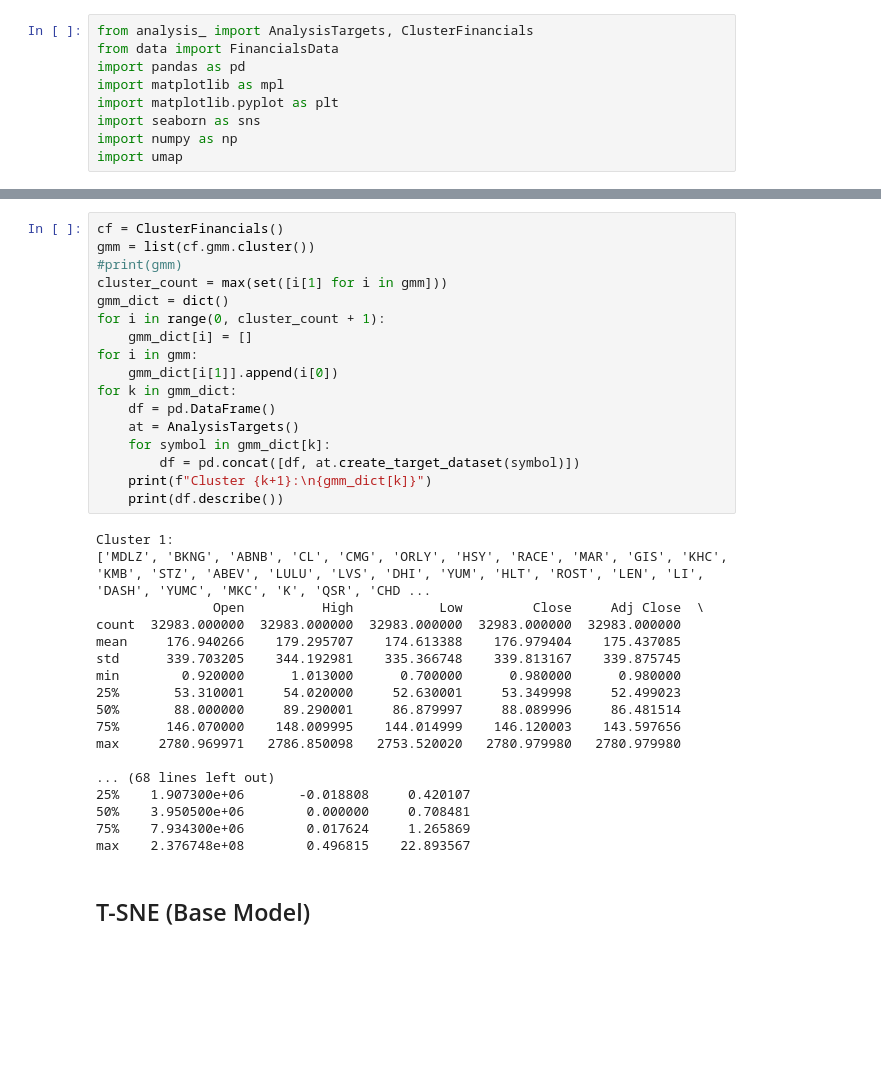
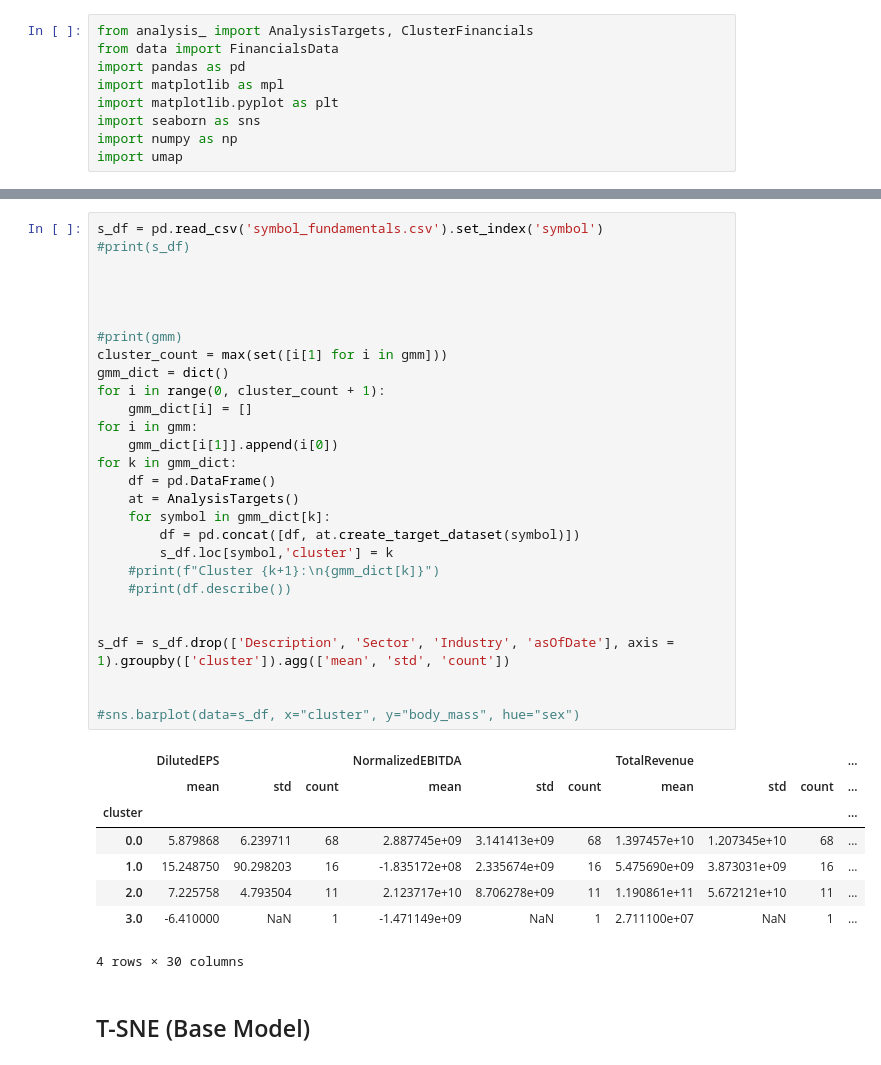
Before and after one commit to rkedia1/stock_volatility, a Jupyter notebook: analysis_of_clusters.ipynb, the cells around one changed output, grey strips where cells are left out. Drawn from its saved outputs; the diff is of its cells as text; blank space fills up the shorter version.

Commit message:
Update analysis_of_clusters.ipynb
-

```diff
--- a/analysis_of_clusters.ipynb
+++ b/analysis_of_clusters.ipynb
@@ -10,38 +18,40 @@ import umap
 # %%
-cf = ClusterFinancials()
-gmm = list(cf.gmm.cluster())
+s_df = pd.read_csv('symbol_fundamentals.csv').set_index('symbol')
+#print(s_df)
+
+
+
+
 #print(gmm)
 cluster_count = max(set([i[1] for i in gmm]))
 gmm_dict = dict()
 for i in range(0, cluster_count + 1):
     gmm_dict[i] = []
 for i in gmm:
     gmm_dict[i[1]].append(i[0])
 for k in gmm_dict:
     df = pd.DataFrame()
     at = AnalysisTargets()
     for symbol in gmm_dict[k]:
         df = pd.concat([df, at.create_target_dataset(symbol)])
-    print(f"Cluster {k+1}:\n{gmm_dict[k]}")
-    print(df.describe())
+        s_df.loc[symbol,'cluster'] = k
+    #print(f"Cluster {k+1}:\n{gmm_dict[k]}")
+    #print(df.describe())
+
+
+s_df = s_df.drop(['Description', 'Sector', 'Industry', 'asOfDate'], axis = 1).groupby(['cluster']).agg(['mean', 'std', 'count'])
+
+
+#sns.barplot(data=s_df, x="cluster", y="body_mass", hue="sex")
 # %% [output]
+|  | DilutedEPS |  |  | NormalizedEBITDA |  |  | TotalRevenue |  |  | ... |
+|  | mean | std | count | mean | std | count | mean | std | count | ... |
+| cluster |  |  |  |  |  |  |  |  |  | ... |
+| 0.0 | 5.879868 | 6.239711 | 68 | 2.887745e+09 | 3.141413e+09 | 68 | 1.397457e+10 | 1.207345e+10 | 68 | ... |
+| 1.0 | 15.248750 | 90.298203 | 16 | -1.835172e+08 | 2.335674e+09 | 16 | 5.475690e+09 | 3.873031e+09 | 16 | ... |
+| 2.0 | 7.225758 | 4.793504 | 11 | 2.123717e+10 | 8.706278e+09 | 11 | 1.190861e+11 | 5.672121e+10 | 11 | ... |
+| 3.0 | -6.410000 | NaN | 1 | -1.471149e+09 | NaN | 1 | 2.711100e+07 | NaN | 1 | ... |
-Cluster 1:
-['MDLZ', 'BKNG', 'ABNB', 'CL', 'CMG', 'ORLY', 'HSY', 'RACE', 'MAR', 'GIS', 'KHC', 'KMB', 'STZ', 'ABEV', 'LULU', 'LVS', 'DHI', 'YUM', 'HLT', 'ROST', 'LEN', 'LI', 'DASH', 'YUMC', 'MKC', 'K', 'QSR', 'CHD ...
-               Open          High           Low         Close     Adj Close  \
-count  32983.000000  32983.000000  32983.000000  32983.000000  32983.000000
-mean     176.940266    179.295707    174.613388    176.979404    175.437085
-std      339.703205    344.192981    335.366748    339.813167    339.875745
-min        0.920000      1.013000      0.700000      0.980000      0.980000
-25%       53.310001     54.020000     52.630001     53.349998     52.499023
-50%       88.000000     89.290001     86.879997     88.089996     86.481514
-75%      146.070000    148.009995    144.014999    146.120003    143.597656
-max     2780.969971   2786.850098   2753.520020   2780.979980   2780.979980
-
-... (68 lines left out)
-25%    1.907300e+06       -0.018808     0.420107
-50%    3.950500e+06        0.000000     0.708481
-75%    7.934300e+06        0.017624     1.265869
-max    2.376748e+08        0.496815    22.893567
+4 rows × 30 columns
 # %% [markdown]
 ## T-SNE (Base Model)
 # %%
```
Also changed, not shown: parts of 7 cells of this notebook.
